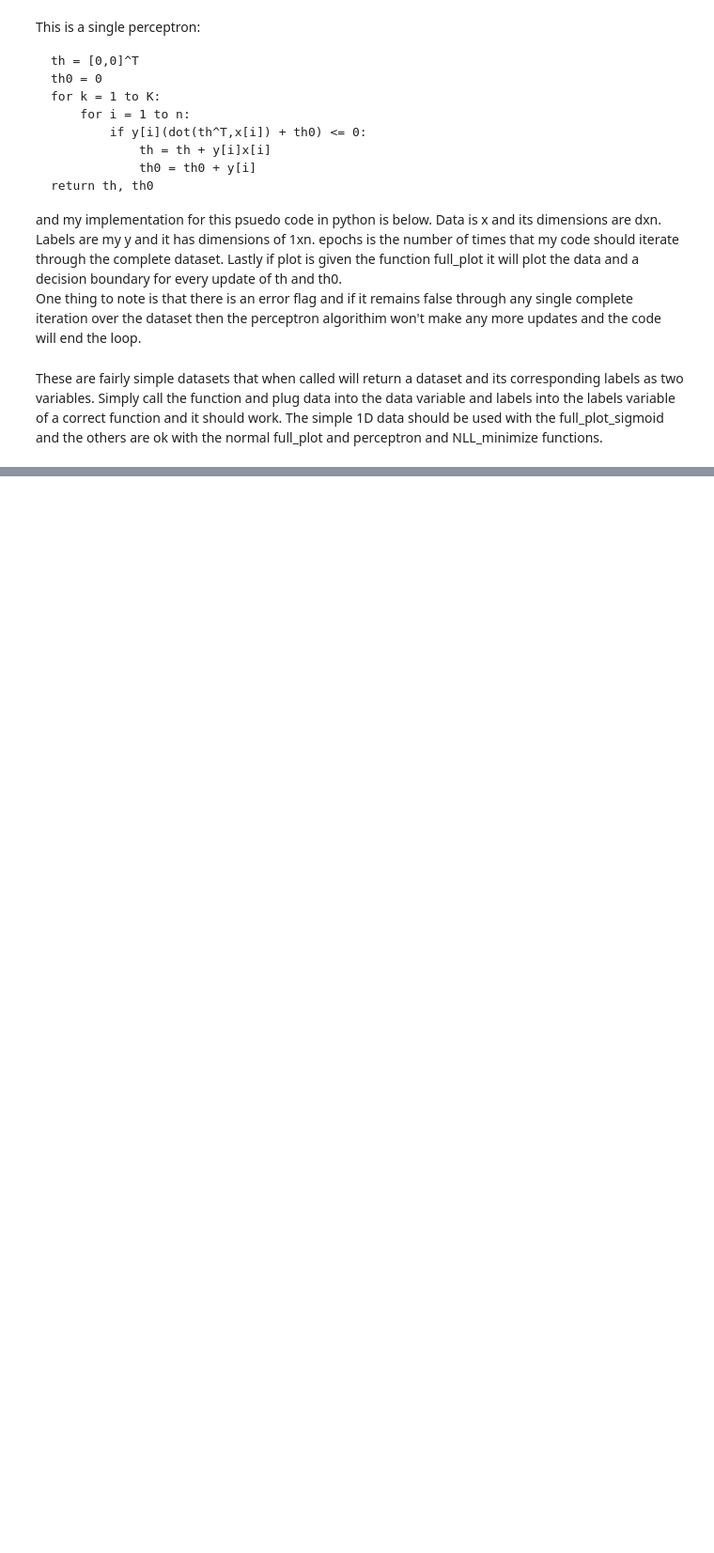
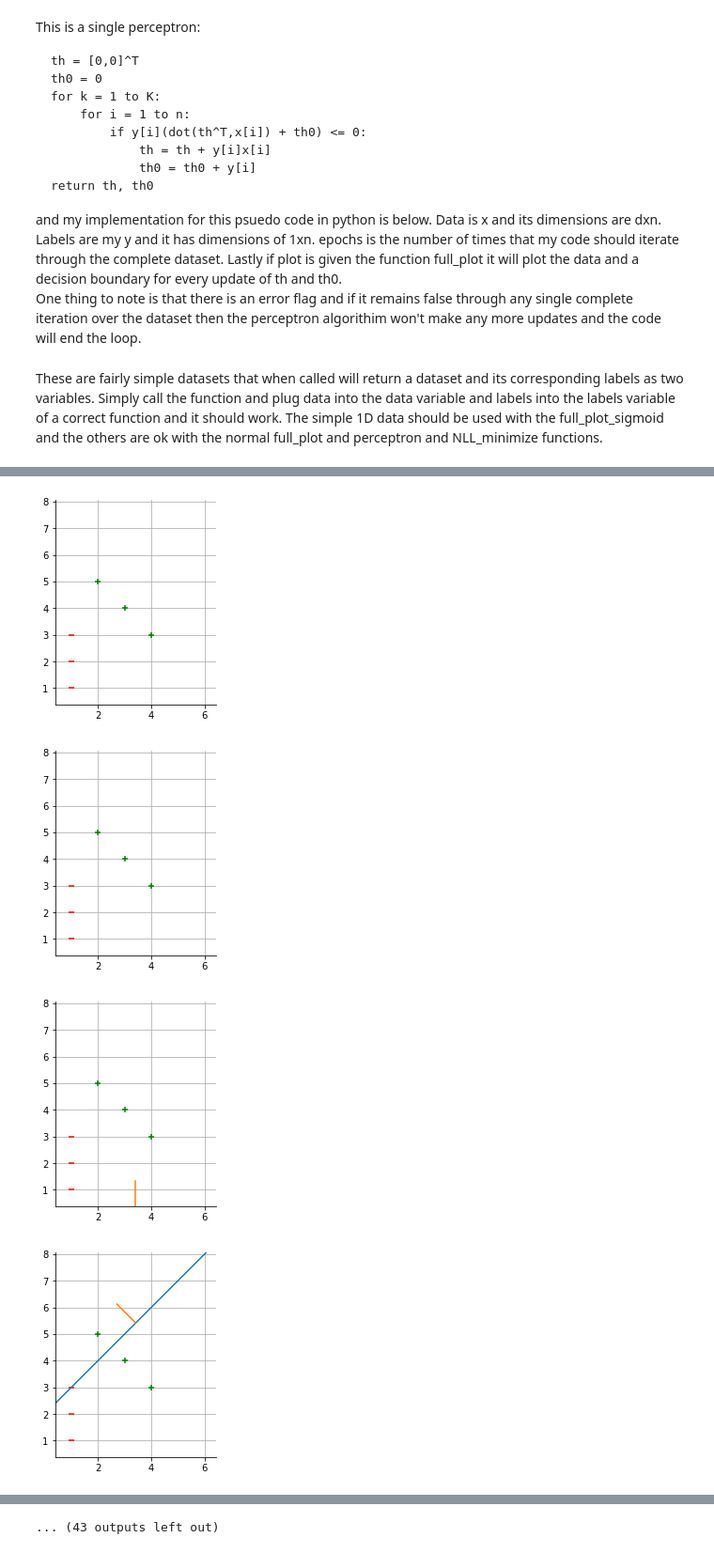
Before and after one commit to vmartinetto/general_work, a Jupyter notebook: CcCAT 2021 work/plots.ipynb, the cells around one changed output, grey strips where cells are left out. Shown at 94% size. Saved outputs shown, nothing was run; the diff lists cells and outputs as text; code cells hidden in the pictures; blank space fills up the shorter version.

```diff
--- a/CcCAT 2021 work/plots.ipynb
+++ b/CcCAT 2021 work/plots.ipynb
@@ -215,9 +215,9 @@ def simple_separable():
 
 def less_simple():
     # need to change this example to something simpler
-    data = np.array([[3,1,2,1,2.5,3,3.5,4],
-                     [1.5,2,3,3.5,4,3,4,3]])
-    labels = np.array([-1,-1,-1,-1,1,1,1,1])
+    data = np.array([[1,1,1,2,3,4],
+                     [1,2,3,5,4,3]])
+    labels = np.array([-1,-1,-1,1,1,1])
     return data, labels
 
 def extreme():
@@ -309,0 +347,8 @@ plt.show()
+# %%
+data,labels = less_simple()
+th, th0 = perceptron(data,labels,20,full_plot)
+# %% [output]
+[figure, added]
+[figure, added]
+[figure, added]
+[figure, added]
@@ -309,0 +363 @@ plt.show()
+... (43 outputs left out)
```
Also changed, not shown: parts of 19 cells of this notebook.
